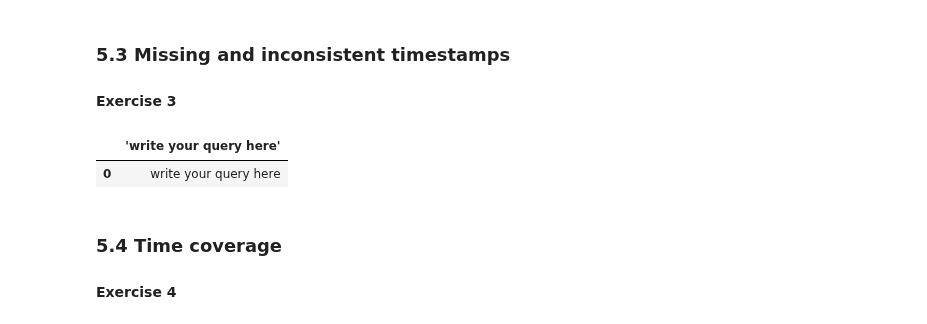
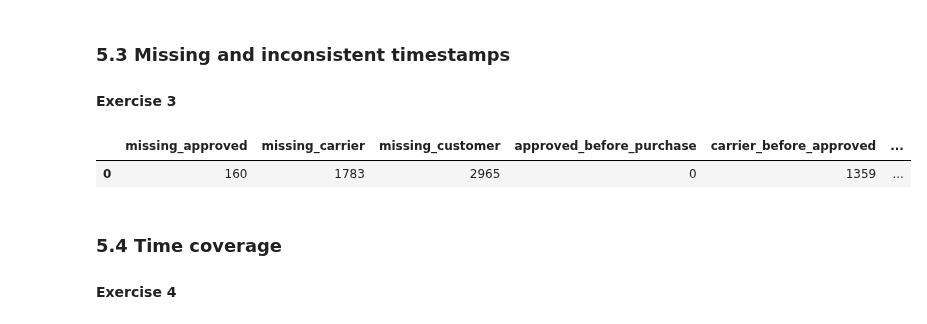
Before and after one commit to estifwonde1/kddm_lab, a Jupyter notebook: DWH_OLAP_Assignment_1_Notebook.ipynb, the cells around one changed output. Cells and saved outputs as stored; diff of their text form; code cells hidden in the pictures.

```diff
--- a/DWH_OLAP_Assignment_1_Notebook.ipynb
+++ b/DWH_OLAP_Assignment_1_Notebook.ipynb
@@ -43,7 +63,7 @@ con = duckdb.connect(str(DB_PATH))
 # %%
 def q(sql_str: str) -> pd.DataFrame:
     """Run a SQL query in DuckDB and return a pandas DataFrame."""
-    return con.sql(sql_str).df()
+    return con.cursor().execute(sql_str).df()
 # %% [markdown]
 ## 2. Load the source tables into a **raw schema**
 
@@ -323,11 +343,18 @@ ORDER BY n DESC
 #### Exercise 3
 # %%
 q("""
-SELECT 'write your query here'
+SELECT
+  count(*) FILTER (WHERE order_approved_at IS NULL)              AS missing_approved,
+  count(*) FILTER (WHERE order_delivered_carrier_date IS NULL)   AS missing_carrier,
+  count(*) FILTER (WHERE order_delivered_customer_date IS NULL)  AS missing_customer,
+  count(*) FILTER (WHERE order_approved_at < order_purchase_timestamp)                AS approved_before_purchase,
+  count(*) FILTER (WHERE order_delivered_carrier_date < order_approved_at)            AS carrier_before_approved,
+  count(*) FILTER (WHERE order_delivered_customer_date < order_delivered_carrier_date) AS customer_before_carrier
+FROM raw.orders
 """)
 # %% [output]
-|  | 'write your query here' |
-| 0 | write your query here |
+|  | missing_approved | missing_carrier | missing_customer | approved_before_purchase | carrier_before_approved | ... |
+| 0 | 160 | 1783 | 2965 | 0 | 1359 | ... |
 # %% [markdown]
 ### 5.4 Time coverage
 
```
Also changed, not shown: parts of 7 cells of this notebook, 1 other file.
